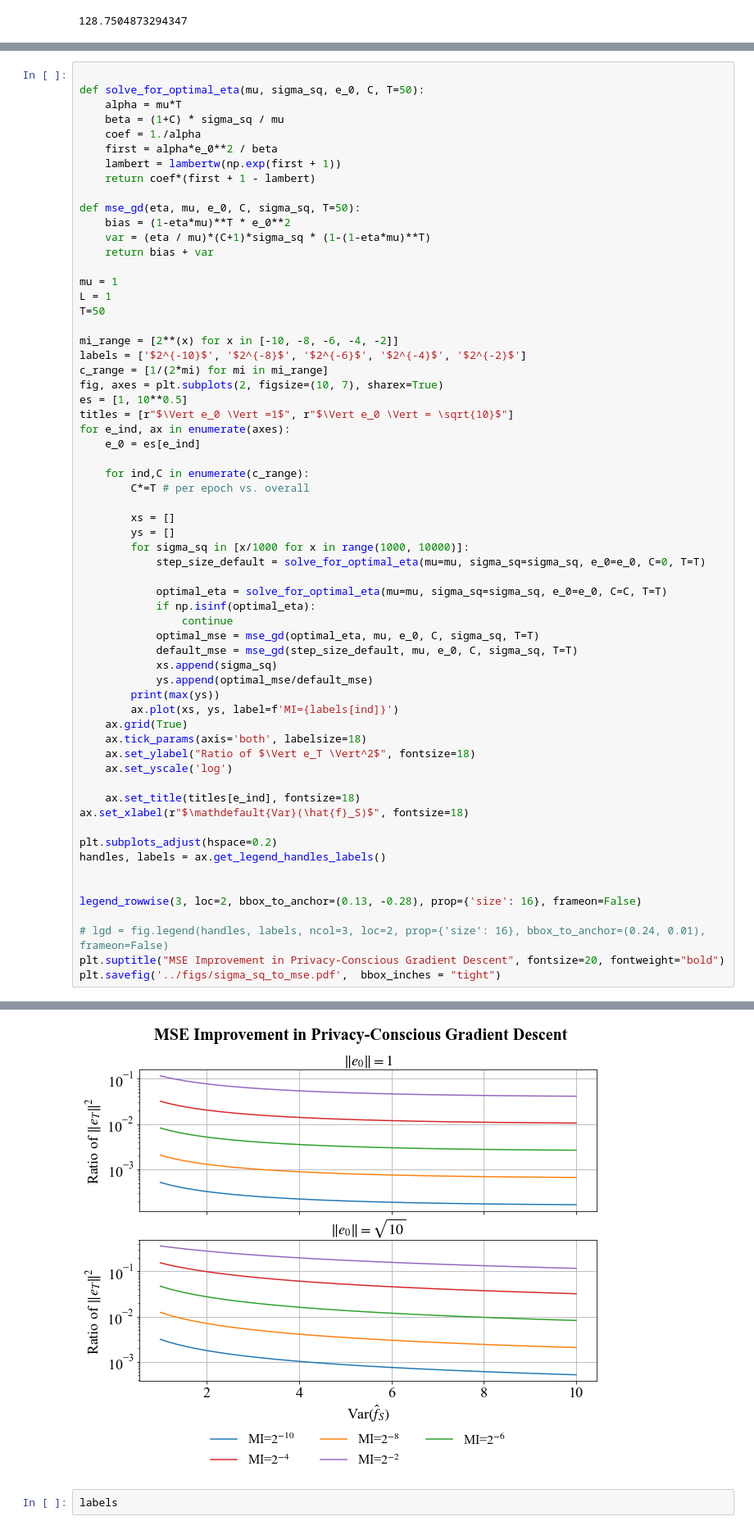
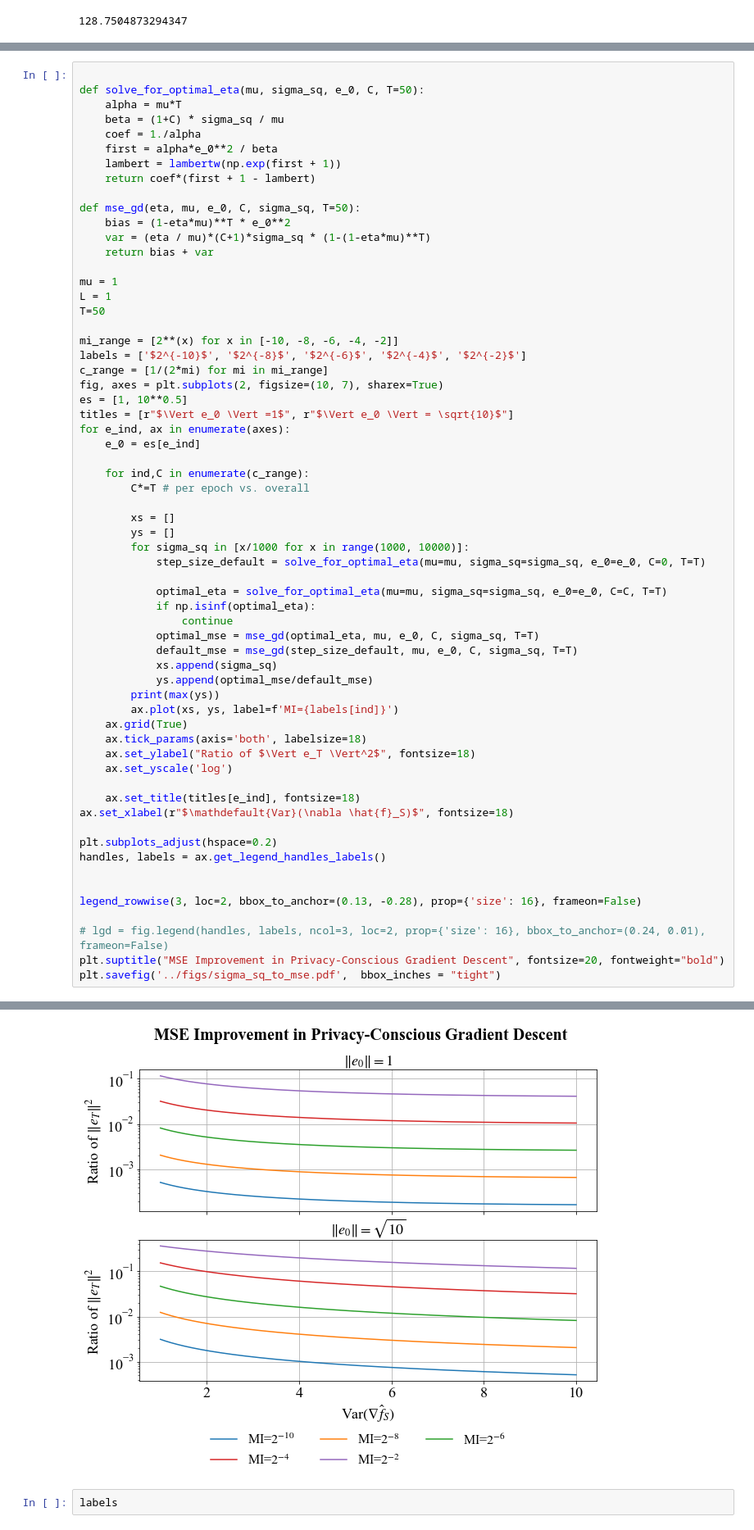
Before and after one commit to mayuri95/designing_for_privacy, a Jupyter notebook: pac_private_rr/snr graphs.ipynb, the cells around one changed output, grey strips where cells are left out. Shown at 82% size. Cells and saved outputs as stored; diff of their text form.

```diff
--- a/pac_private_rr/snr graphs.ipynb
+++ b/pac_private_rr/snr graphs.ipynb
@@ -155,35 +161,35 @@ for e_ind, ax in enumerate(axes):
             ys.append(optimal_mse/default_mse)
         print(max(ys))
         ax.plot(xs, ys, label=f'MI={labels[ind]}')
     ax.grid(True)
     ax.tick_params(axis='both', labelsize=18)
     ax.set_ylabel("Ratio of $\Vert e_T \Vert^2$", fontsize=18)
     ax.set_yscale('log')
 
     ax.set_title(titles[e_ind], fontsize=18)
-ax.set_xlabel(r"$\mathdefault{Var}(\hat{f}_S)$", fontsize=18)
+ax.set_xlabel(r"$\mathdefault{Var}(\nabla \hat{f}_S)$", fontsize=18)
 
 plt.subplots_adjust(hspace=0.2)
 handles, labels = ax.get_legend_handles_labels()
 
 
 legend_rowwise(3, loc=2, bbox_to_anchor=(0.13, -0.28), prop={'size': 16}, frameon=False)
 
 # lgd = fig.legend(handles, labels, ncol=3, loc=2, prop={'size': 16}, bbox_to_anchor=(0.24, 0.01), frameon=False)
 plt.suptitle("MSE Improvement in Privacy-Conscious Gradient Descent", fontsize=20, fontweight="bold")
 plt.savefig('../figs/sigma_sq_to_mse.pdf',  bbox_inches = "tight")
 # %% [output]
 (0.0005159610956174661+0j)
 (0.002060528179101338+0j)
 (0.00818946370835119+0j)
 (0.03194095508635159+0j)
 (0.11614682654521985+0j)
 (0.003136828857757057+0j)
 (0.012365389760193763+0j)
 (0.04674797041681213+0j)
 (0.1534027128122243+0j)
 (0.3631479429376422+0j)
-[figure, old version]
+[figure, new version]
 # %%
 labels
 # %% [output]
```
Also changed, not shown: parts of 2 cells of this notebook, 5 other files.
